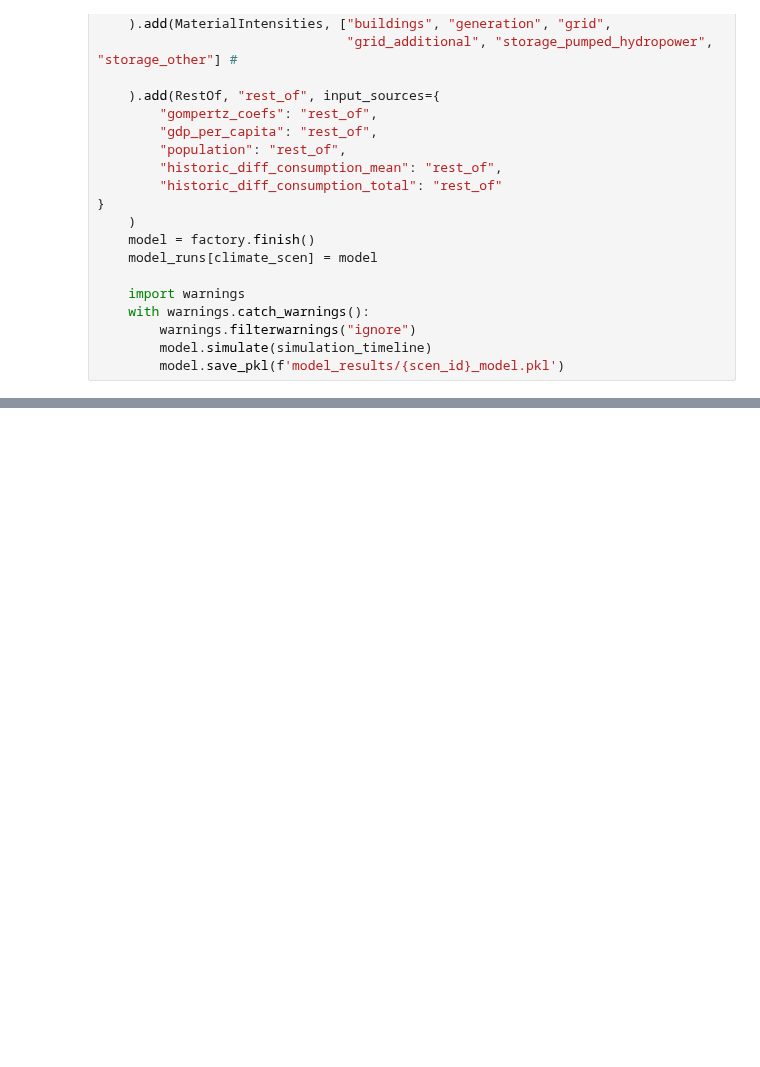
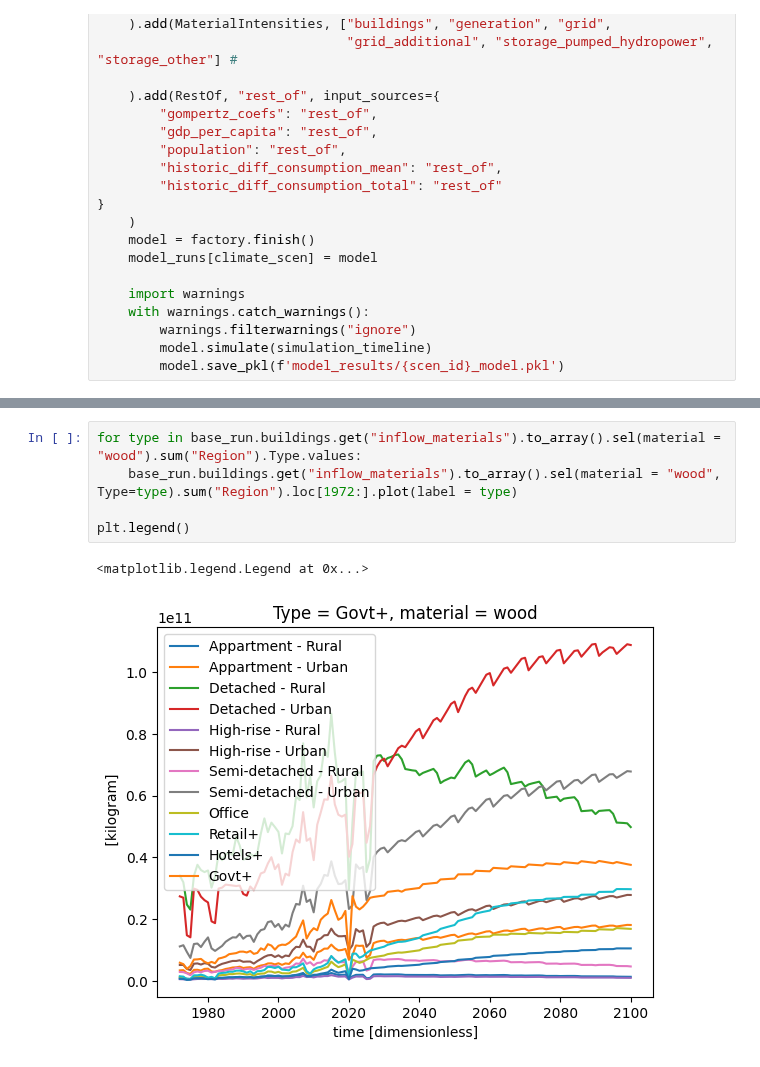
Before and after one commit to imagepbl/image-materials, a Jupyter notebook: examples/rest_of.ipynb, the cells around one changed output, grey strips where cells are left out. Drawn from its saved outputs; the diff is of its cells as text; blank space fills up the shorter version.

```diff
--- a/examples/rest_of.ipynb
+++ b/examples/rest_of.ipynb
@@ -179,0 +186,8 @@ plt.show()
+# %%
+for type in base_run.buildings.get("inflow_materials").to_array().sel(material = "wood").sum("Region").Type.values:
+    base_run.buildings.get("inflow_materials").to_array().sel(material = "wood", Type=type).sum("Region").loc[1972:].plot(label = type)
+
+plt.legend()
+# %% [output]
+<matplotlib.legend.Legend at 0x...>
+[figure, added]
```
Also changed, not shown: parts of 3 cells of this notebook.
